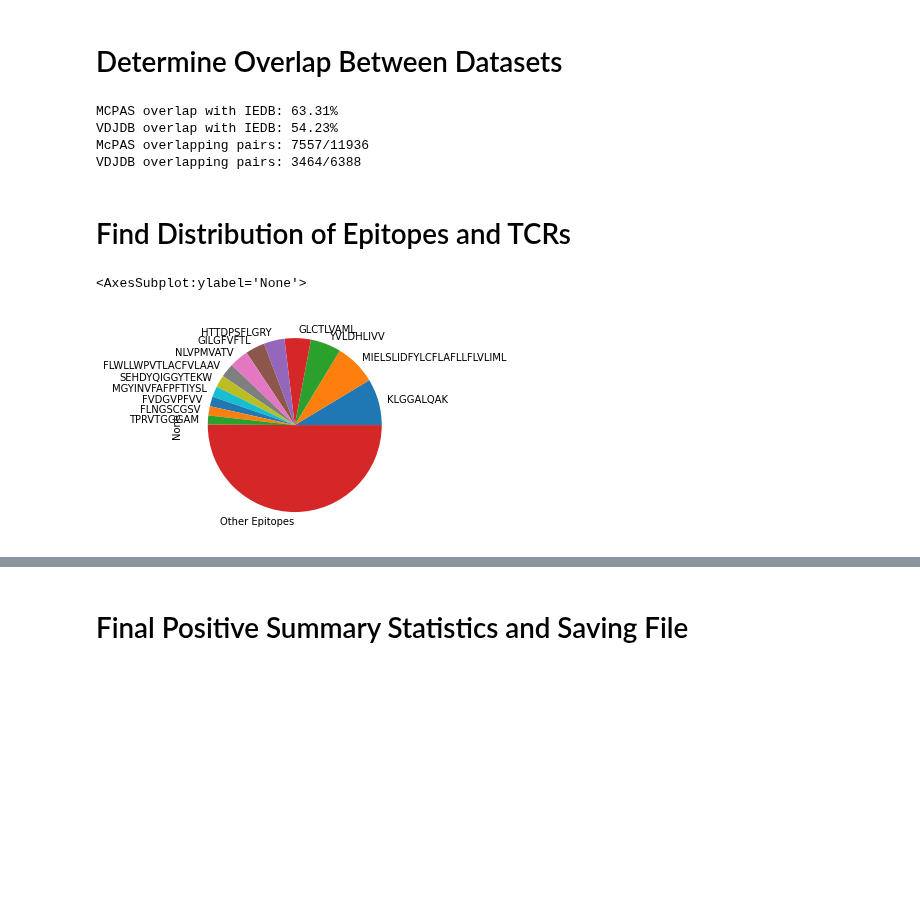
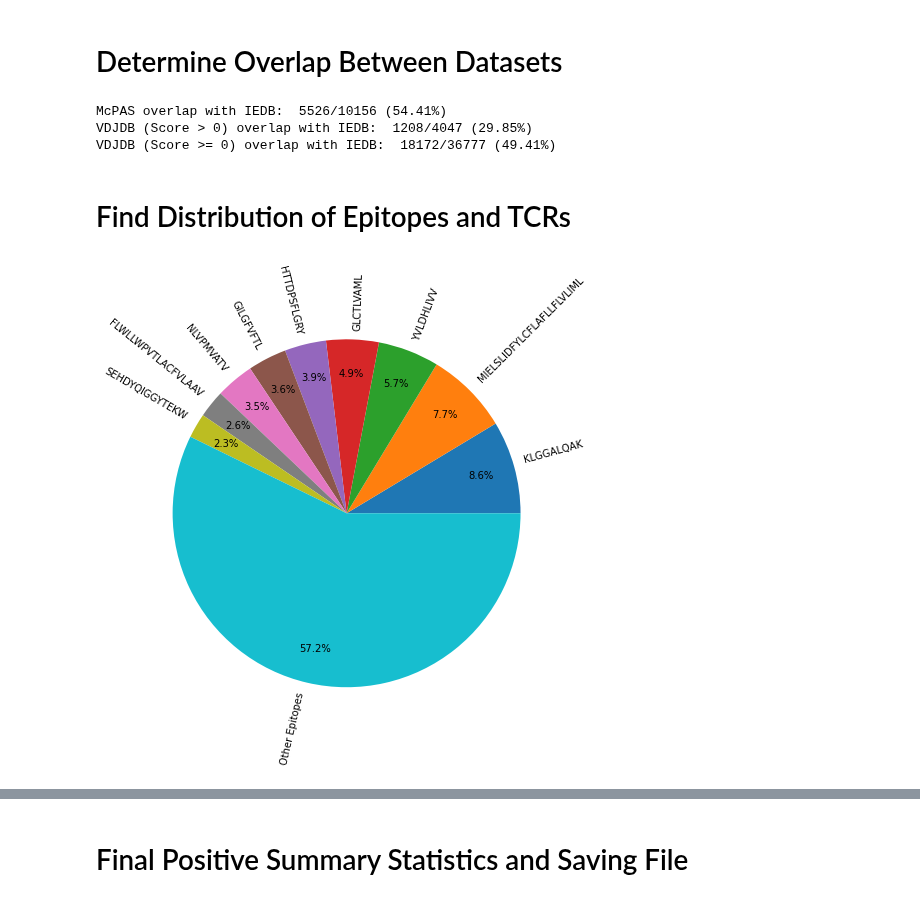
Before and after one commit to Lee-CBG/ATM-TCR, a Jupyter notebook: data/data_analytics.ipynb, the cells around one changed output, grey strips where cells are left out. Saved outputs shown, nothing was run; the diff lists cells and outputs as text; code cells hidden in the pictures; blank space fills up the shorter version.

```diff
--- a/data/data_analytics.ipynb
+++ b/data/data_analytics.ipynb
@@ -279,12 +279,13 @@ def final_filter_mcpas(raw_mcpas):
     df.columns = ['CDR3', 'Epitope', 'MHC Class']
     return df
 
-def final_filter_vdjdb(raw_vdjdb):
+def final_filter_vdjdb(raw_vdjdb, non_zero_scores=True):
     # Beta Sequences Only
     df = raw_vdjdb.loc[(raw_vdjdb['Gene'] == 'TRB') & (raw_vdjdb['Epitope'].notnull())]
     df = df[['CDR3', 'Epitope', 'MHC class', 'Score']]
     # VDJDB Score > 0
-    df = df.loc[df['Score'] > 0]
+    if non_zero_scores:
+        df = df.loc[df['Score'] > 0]
     # Rename Columns
     df.columns = ['CDR3', 'Epitope', 'MHC Class', 'VDJDB Score']
     return df
@@ -320,9 +321,19 @@ def final_filter_combined(combined_data):
     df = df.assign(Affinity=1)
     return df
 
+# Perform filtering for training/testing data
 final_mcpas = final_filter_mcpas(mcpas)
+final_mcpas = final_mcpas.drop_duplicates(['Epitope', 'CDR3'], keep='last')
 final_vdjdb = final_filter_vdjdb(vdjdb)
+final_vdjdb = final_vdjdb.drop_duplicates(['Epitope', 'CDR3'], keep='last')
 final_iedb = final_filter_iedb(iedb_class_i, iedb_class_ii)
+final_iedb = final_iedb.drop_duplicates(['Epitope', 'CDR3'], keep='last')
+
+# Grab VDJDB scores of 0 for added summary results
+all_vdjdb = final_filter_vdjdb(vdjdb, non_zero_scores=False)
+all_vdjdb = all_vdjdb.drop_duplicates(['Epitope', 'CDR3'], keep='last')
+
+# Combine the datasets together and drop duplicates
 full_combined_sequences = pd.concat([final_mcpas, final_vdjdb, final_iedb])
 combined_sequences = final_filter_combined(full_combined_sequences)
 combined_sequences = combined_sequences.drop_duplicates(['Epitope', 'CDR3'], keep='last')
@@ -337,58 +348,51 @@ def determine_overlap(df1, df2):
     df1_sequences_only = df1[['CDR3', 'Epitope']]
     df1_sequences_only = df1_sequences_only.drop_duplicates()
     df2_sequences_only = df2[['CDR3', 'Epitope']]
-    df1_sequences_only = df1_sequences_only.drop_duplicates()
-    df = df1_sequences_only.merge(df2_sequences_only, how = 'inner', indicator=False)
+    df2_sequences_only = df2_sequences_only.drop_duplicates()
+    df = pd.merge(df1_sequences_only, df2_sequences_only, how='inner', on=['CDR3', 'Epitope'])
     return df
 
-def determine_non_overlapping_rows(df1, df2):
-    """
-    Determines the overlap between df1 and df2, use df1 as the base dataset
-    """
-    df1_sequences_only = df1[['CDR3', 'Epitope']]
-    df1_sequences_only = df1_sequences_only.drop_duplicates()
-    df2_sequences_only = df2[['CDR3', 'Epitope']]
-    df2_sequences_only = df2_sequences_only.drop_duplicates()
-    df = pd.concat([df1_sequences_only,df2_sequences_only]).drop_duplicates(keep=False)
-    return df
-
-def find_duplicates(df):
-    return df[df.duplicated()]
+def print_overlap_statistic(name, overlap_df, original_df):
+    overlap_stat = len(overlap_df)/len(original_df) * 100
+    print(f'{name} overlap with IEDB:  {len(overlap_df)}/{len(original_df)} ({str(round(overlap_stat, 2))}%)')
 
 overlap_mcpas = determine_overlap(final_mcpas, final_iedb)
 overlap_vdjdb = determine_overlap(final_vdjdb, final_iedb)
+overlap_all_vdjdb = determine_overlap(all_vdjdb, final_iedb)
 overlap_mcpas_stat = len(overlap_mcpas)/len(final_mcpas) * 100
 overlap_vdjdb_stat = len(overlap_vdjdb)/len(final_vdjdb) * 100
-print('MCPAS overlap with IEDB: ' + str(round(overlap_mcpas_stat, 2)) + '%')
-print('VDJDB overlap with IEDB: ' + str(round(overlap_vdjdb_stat, 2)) + '%')
-print('McPAS overlapping pairs: ', len(overlap_mcpas), '/', len(final_mcpas), sep="")
-print('VDJDB overlapping pairs: ', len(overlap_vdjdb), '/', len(final_vdjdb), sep="")
+overlap_all_vdjdb_stat = len(overlap_all_vdjdb)/len(all_vdjdb) * 100
+print_overlap_statistic('McPAS', overlap_mcpas, final_mcpas)
+print_overlap_statistic('VDJDB (Score > 0)', overlap_vdjdb, final_vdjdb)
+print_overlap_statistic('VDJDB (Score >= 0)', overlap_all_vdjdb, all_vdjdb)
 # %% [output]
-MCPAS overlap with IEDB: 63.31%
-VDJDB overlap with IEDB: 54.23%
-McPAS overlapping pairs: 7557/11936
-VDJDB overlapping pairs: 3464/6388
+McPAS overlap with IEDB:  5526/10156 (54.41%)
+VDJDB (Score > 0) overlap with IEDB:  1208/4047 (29.85%)
+VDJDB (Score >= 0) overlap with IEDB:  18172/36777 (49.41%)
 # %% [markdown]
 # Find Distribution of Epitopes and TCRs
 # %%
 def save_distribution(distribution, filename):
     with open(filename, 'w') as csv_file:
         writer = csv.writer(csv_file)
         for key, value in distribution.items():
             writer.writerow([key, value])
 
 unique_epitopes = combined_sequences['Epitope'].unique()
 unique_tcrs = combined_sequences['CDR3'].unique()
 epitope_distribution = combined_sequences['Epitope'].value_counts()
 tcr_distribution = combined_sequences['CDR3'].value_counts()
 #save_distribution(epitope_distribution, 'epitope_distribution.csv')
 #save_distribution(tcr_distribution, 'tcr_distribution.csv')
 
-major_epitope_distribution = epitope_distribution[epitope_distribution >= 2500]
-other_epitope_distribution = epitope_distribution[epitope_distribution < 2500]
+# Draw Pie chart of epitope distribution
+major_epitope_distribution = epitope_distribution[epitope_distribution >= 3000]
+other_epitope_distribution = epitope_distribution[epitope_distribution < 3000]
 added_entry = pd.Series([other_epitope_distribution.sum()], index=['Other Epitopes'])
 major_epitope_distribution = major_epitope_distribution.append(added_entry)
-major_epitope_distribution.plot.pie()
+fig = major_epitope_distribution.plot.pie(figsize=(8, 8), ylabel="", autopct='%1.1f%%', pctdistance=0.8, labeldistance=1.05, rotatelabels=90)
+#centre_circle = plt.Circle((0,0),0.70,fc='white')
+#fig = plt.gcf()
+#fig.gca().add_artist(centre_circle)
 # %% [output]
-<AxesSubplot:ylabel='None'>
-[figure, old version]
+[figure, new version]
```
Also changed, not shown: parts of 3 cells of this notebook.
